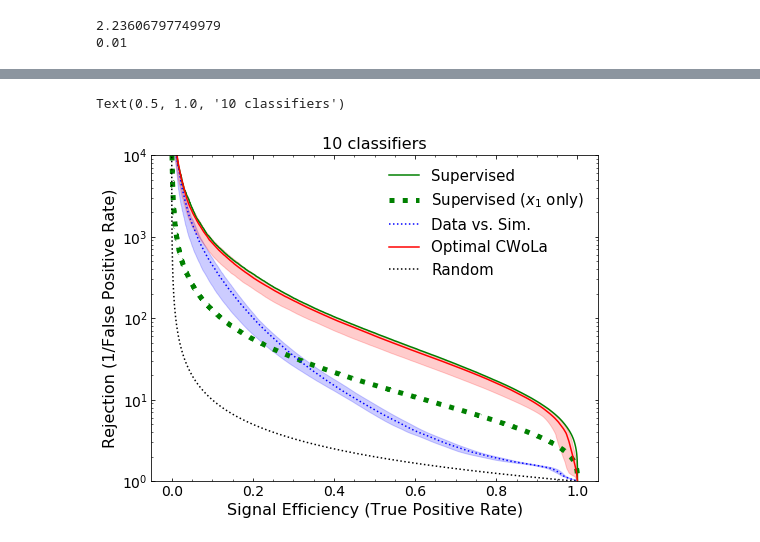
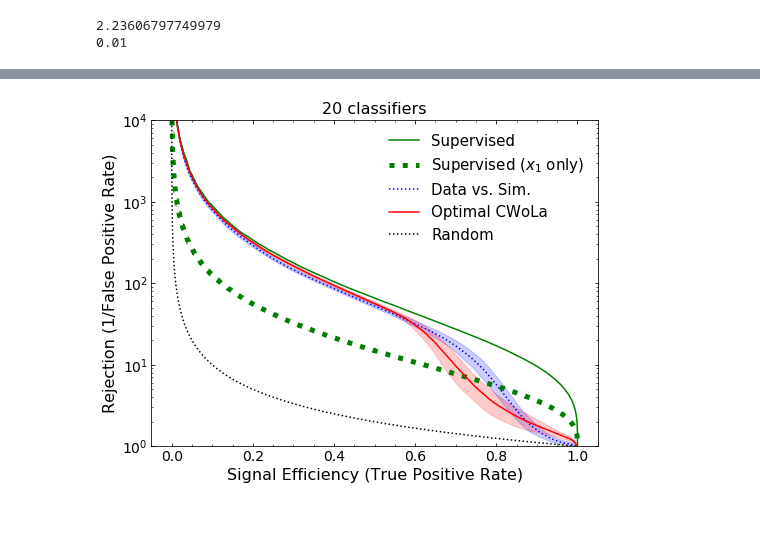
Before and after one commit to bnachman/DCTRHunting, a Jupyter notebook: CWoLaSimulationAssistedDecorrelation_Toy.ipynb, the cells around one changed output, grey strips where cells are left out. Cells and saved outputs as stored; diff of their text form; code cells hidden in the pictures.

Commit message:
Fixed ocwola vs dvsim bug

```diff
--- a/CWoLaSimulationAssistedDecorrelation_Toy.ipynb
+++ b/CWoLaSimulationAssistedDecorrelation_Toy.ipynb
@@ -101,8 +111,9 @@ Text(0, 0.5, 'events')
 # %%
 #First, let's do fully supervised
 
-X_sup_train = np.concatenate([SR_signal,SR_background_data])
-Y_sup_train = np.concatenate([np.ones(len(SR_signal)),np.zeros(len(SR_background_data))])
+X_sup_train = np.concatenate([SR_signal,SR_background_data_1, SR_background_data_2])
+Y_sup_train = np.concatenate([np.ones(len(SR_signal)),np.zeros(len(SR_background_data_1)),
+                              np.zeros(len(SR_background_data_2))])
 
 X_sup_val = np.concatenate([SR_signal_fortest,SR_background_data_fortest])
 Y_sup_val = np.concatenate([np.ones(len(SR_signal_fortest)),np.zeros(len(SR_background_data_fortest))])
@@ -204,7 +215,7 @@ print(len(SR_signal[0:Nsig])/len(SR_background_data[0:N2]))
 2.23606797749979
 0.01
 # %%
-n_injections = 10
+n_injections = 20
 signals_to_inject = [None] * n_injections
 for i in range(n_injections):
     signals_to_inject[i] = SR_signal[np.random.choice(SR_signal.shape[0], size=Nsig, replace=False), :]
@@ -361,39 +382,40 @@ ocwola_std = np.std(fpr_interp, axis=0)
 # %%
 # Plot with banding
 fig = plt.figure(figsize=(8, 6))
 gs = gridspec.GridSpec(1, 1, height_ratios=[1])
 ax0 = plt.subplot(gs[0])
 ax0.yaxis.set_ticks_position('both')
 ax0.xaxis.set_ticks_position('both')
 ax0.tick_params(direction="in",which="both")
 ax0.minorticks_on()
 plt.xticks(fontsize=14)
 plt.yticks(fontsize=14)
 
 plt.yscale("log")
 plt.ylim([1,1e4])
 
-plt.plot(tpr_sup,1./fpr_sup,label="Supervised",color='green')
-plt.plot(tpr_sup1d,1./fpr_sup1d,label="Supervised ($x_1$ only)",color='green',ls=":",linewidth=5)
+with np.errstate(divide='ignore'):
+    plt.plot(tpr_sup,1./fpr_sup,label="Supervised",color='green')
+    plt.plot(tpr_sup1d,1./fpr_sup1d,label="Supervised ($x_1$ only)",color='green',ls=":",linewidth=5)
 
-plt.plot(tpr_pts, dvsim_med,label="Data vs. Sim.",color="blue",ls=":")
-plt.fill_between(tpr_pts, dvsim_max, dvsim_min, color='blue', alpha=0.2)
+plt.plot(tpr_pts, dvsim_mean,label="Data vs. Sim.",color="blue",ls=":")
+plt.fill_between(tpr_pts, dvsim_mean+dvsim_std, dvsim_mean-dvsim_std, color='blue', alpha=0.2)
 
-plt.plot(tpr_pts, ocwola_med,label="Optimal CWoLa",color="red")
-plt.fill_between(tpr_pts, ocwola_max, ocwola_min, color='red', alpha=0.2)
+plt.plot(tpr_pts, ocwola_mean,label="Optimal CWoLa",color="red")
+plt.fill_between(tpr_pts, ocwola_mean+ocwola_std, ocwola_mean-ocwola_std, color='red', alpha=0.2)
 
-plt.plot(tpr_sup,1./tpr_sup,color="black",ls=":",label="Random")
+with np.errstate(divide='ignore'):
+    plt.plot(tpr_sup,1./tpr_sup,color="black",ls=":",label="Random")
 
 plt.xlabel(r'Signal Efficiency (True Positive Rate)',fontsize=16)
 plt.ylabel(r"Rejection (1/False Positive Rate)",fontsize=16)
 plt.legend(frameon=False,fontsize=15,loc="upper right")
-plt.title('10 classifiers', fontsize=16)
+plt.title('%i classifiers' % n_injections, fontsize=16)
 
-# plt.savefig('plots/toy_dvsim_ocwola_single_signal_clear_session.png', bbox_inches='tight', padinches=0)
-# plt.savefig('plots/toy_dvsim_ocwola_single_signal_clear_session.pdf', bbox_inches='tight', padinches=0)
+plt.savefig('plots/perfect_sim/dvsim_vs_ocwola/20_classifiers.png', bbox_inches='tight', padinches=0)
+plt.savefig('plots/perfect_sim/dvsim_vs_ocwola/20_classifiers.pdf', bbox_inches='tight', padinches=0)
 # %% [output]
-Text(0.5, 1.0, '10 classifiers')
-[figure, old version]
+[figure, new version]
 # %%
 #Next is CWoLa
 cwola_rocs = pd.DataFrame(columns=['fpr', 'tpr'])
```
Also changed, not shown: parts of 15 cells of this notebook, 48 other files.
